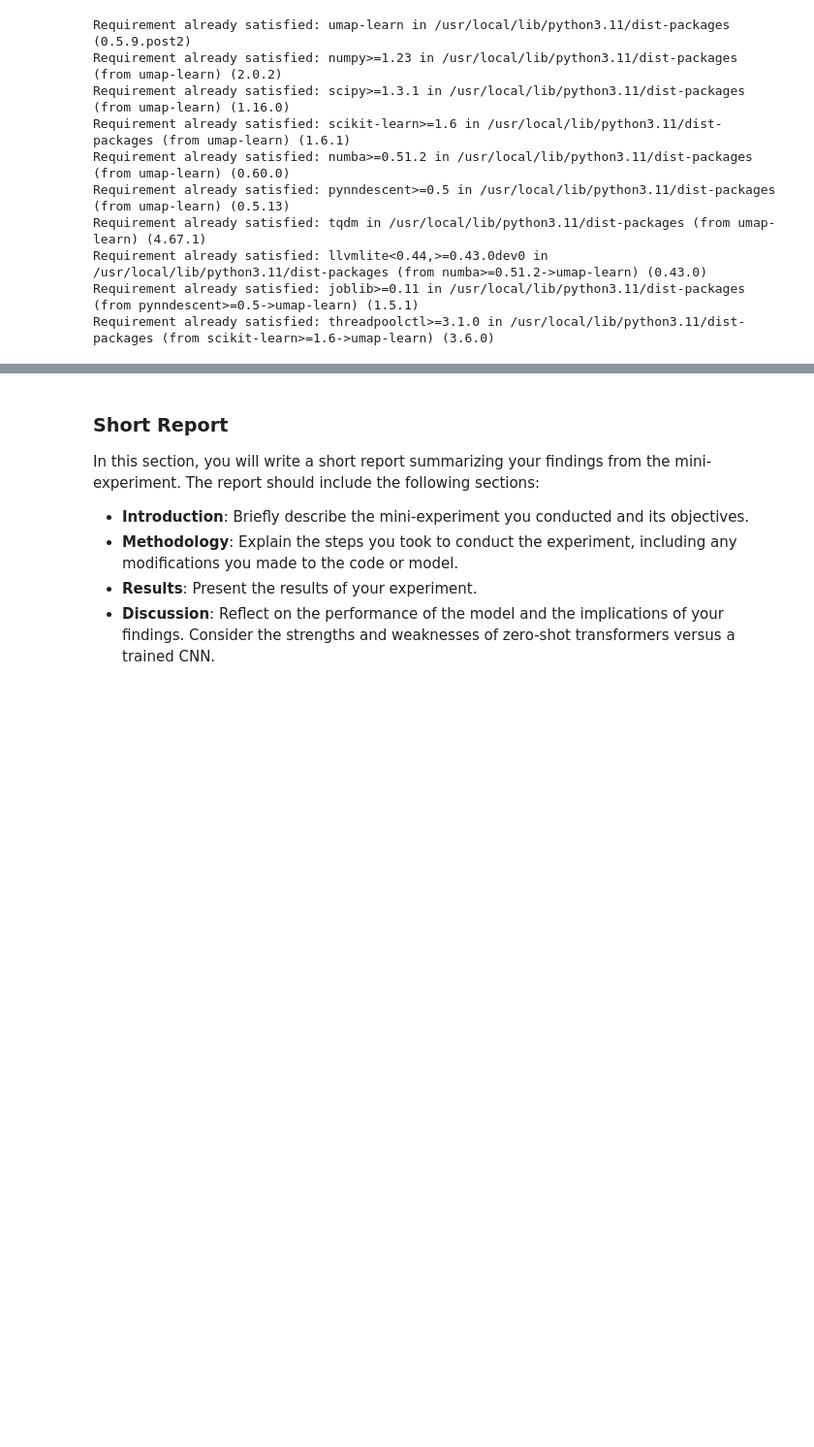
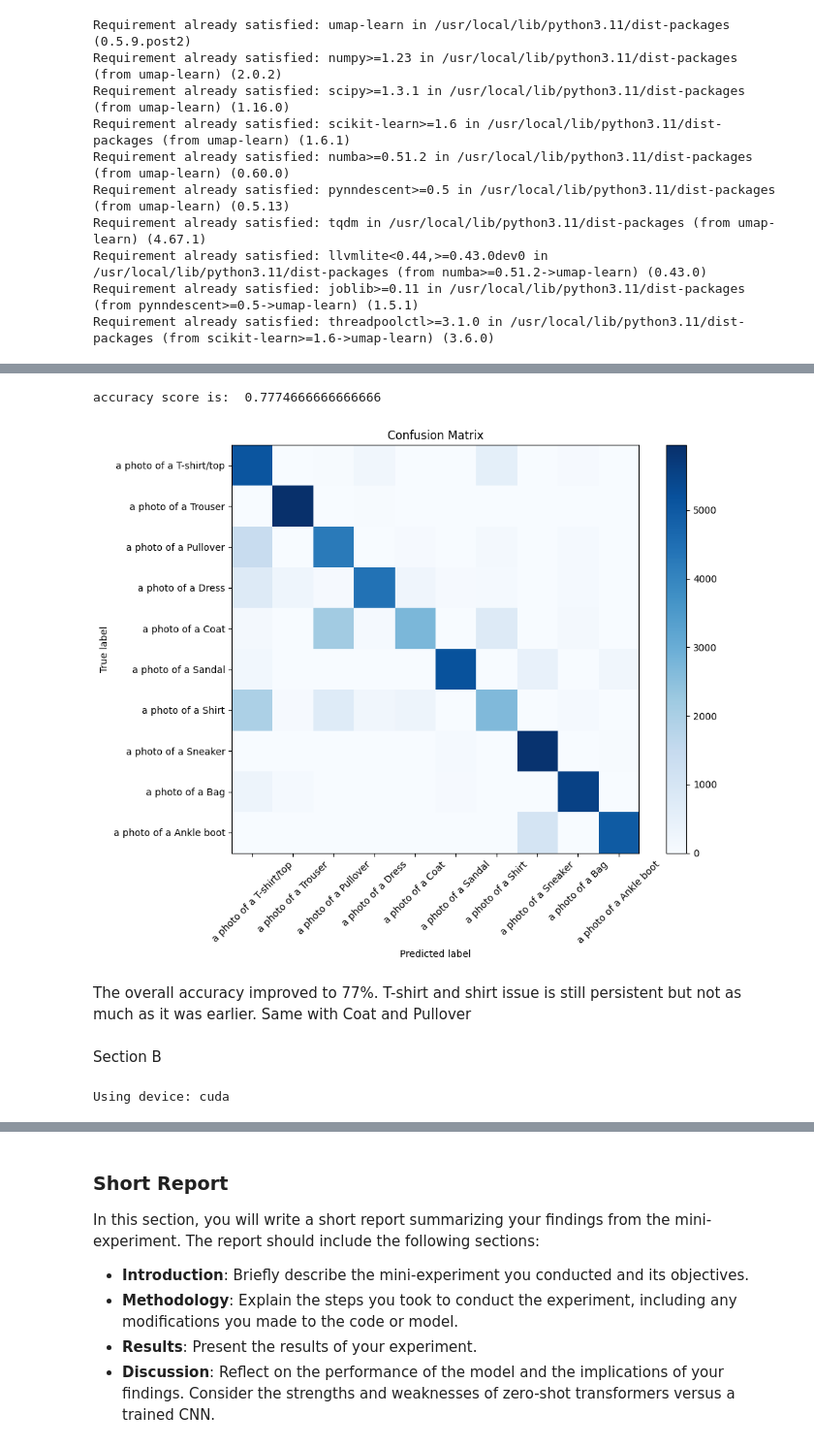
Before and after one commit to azharhasan/deep_learning, a Jupyter notebook: 02_activities/assignments/assignment_2.ipynb, the cells around one changed output, grey strips where cells are left out. Shown at 97% size. Saved outputs shown, nothing was run; the diff lists cells and outputs as text; code cells hidden in the pictures; blank space fills up the shorter version.

Commit message:
answered the last question and created the report

```diff
--- a/02_activities/assignments/assignment_2.ipynb
+++ b/02_activities/assignments/assignment_2.ipynb
@@ -486,0 +519,80 @@ You are welcome to come up with your own mini-experiment! Explain your idea in t
+# %%
+CLASS_NAMES = [
+    "a photo of a T-shirt/top",
+    "a photo of a Trouser",
+    "a photo of a Pullover",
+    "a photo of a Dress",
+    "a photo of a Coat",
+    "a photo of a Sandal",
+    "a photo of a Shirt",
+    "a photo of a Sneaker",
+    "a photo of a Bag",
+    "a photo of a Ankle boot"
+]
+# %%
+y_true, y_pred = [], []
+
+text_embeddings = get_text_embeddings(CLASS_NAMES)
+
+for (pixel_values, labels) in test_loader:
+
+    y_true.append(labels.numpy())
+
+    # Only compute image embeddings and similarity (text embeddings already computed)
+    image_embeddings = get_image_embeddings(pixel_values)
+    similarity_matrix = get_cosine_similarity(image_embeddings, text_embeddings)
+
+    y_pred.append(get_predictions(similarity_matrix))
+
+y_true = np.concatenate(y_true)
+y_pred = np.concatenate(y_pred)
+
+# Report the accuracy of the predictions
+print("accuracy score is: ", accuracy_score(y_true, y_pred))
+
+def plot_confusion_matrix(y_true, y_pred, class_names):
+    cm = confusion_matrix(y_true, y_pred)
+    plt.figure(figsize=(10, 8))
+    plt.imshow(cm, interpolation='nearest', cmap=plt.cm.Blues)
+    plt.title('Confusion Matrix')
+    plt.colorbar()
+    tick_marks = np.arange(len(class_names))
+    plt.xticks(tick_marks, class_names, rotation=45)
+    plt.yticks(tick_marks, class_names)
+    plt.ylabel('True label')
+    plt.xlabel('Predicted label')
+    plt.tight_layout()
+    plt.show()
+
+# Plot the confusion matrix
+plot_confusion_matrix(y_true, y_pred, CLASS_NAMES)
+# %% [output]
+accuracy score is:  0.7774666666666666
+[figure, added]
+# %% [markdown]
+The overall accuracy improved to 77%. T-shirt and shirt issue is still persistent but not as much as it was earlier. Same with Coat and Pullover
+# %% [markdown]
+Section B
+# %%
+from transformers import CLIPModel, CLIPProcessor
+import torch
+
+clip_model_name = "openai/clip-vit-base-patch32"
+clip_model     = CLIPModel.from_pretrained(clip_model_name)
+clip_processor = CLIPProcessor.from_pretrained(clip_model_name, use_fast=False)
+
+# Set model to evaluation mode, as we are not training it
+clip_model.eval()
+
+# Check for accelerators
+device = "cpu" # Default to CPU
+if torch.cuda.is_available():
+    device = "cuda" # Use GPU if available
+elif torch.backends.mps.is_available():
+    device = "mps"
+
+clip_model.to(device)
+
+print(f"Using device: {device}")
+# %% [output]
+Using device: cuda
```
Also changed, not shown: parts of 16 cells of this notebook.
